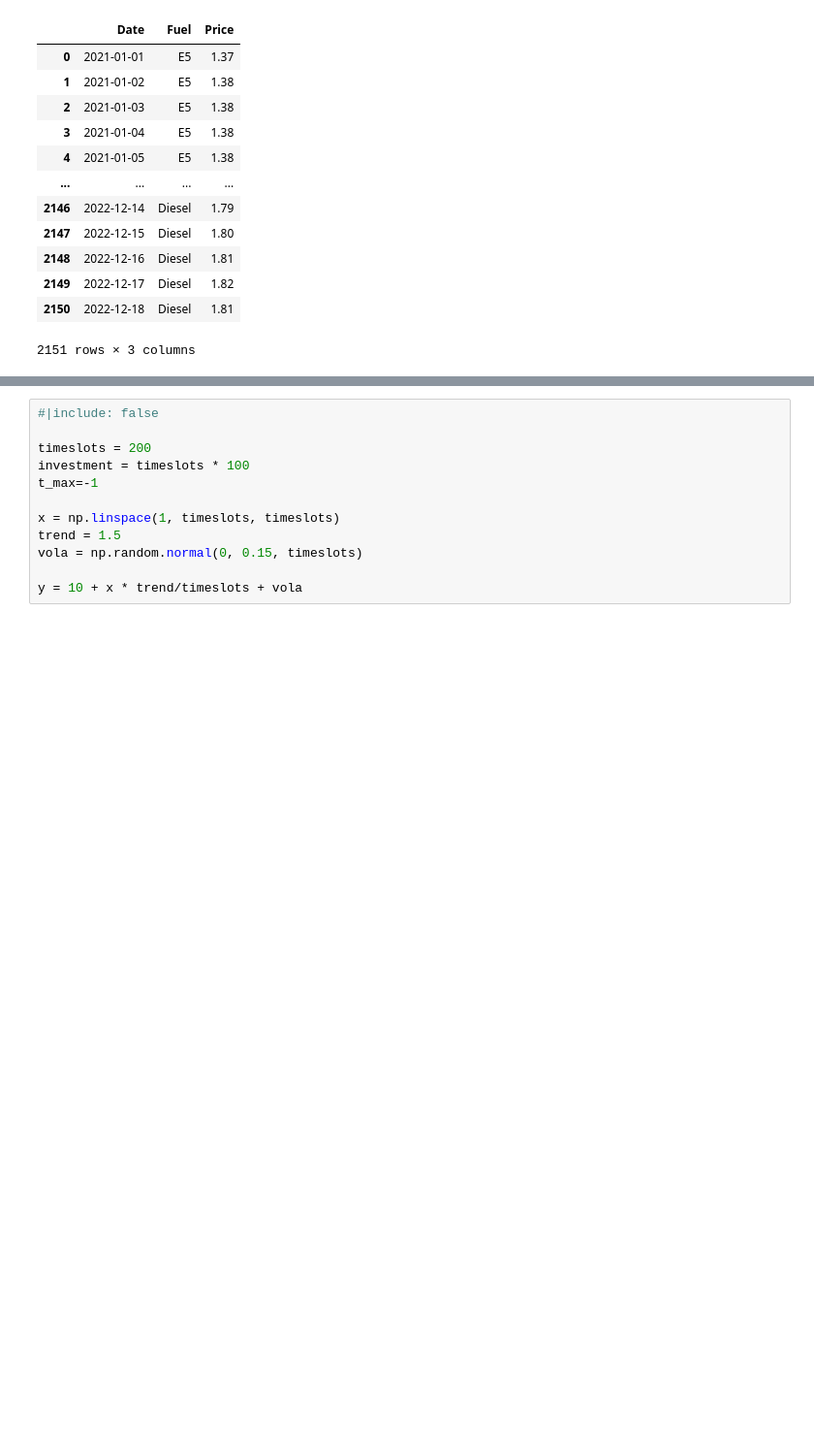
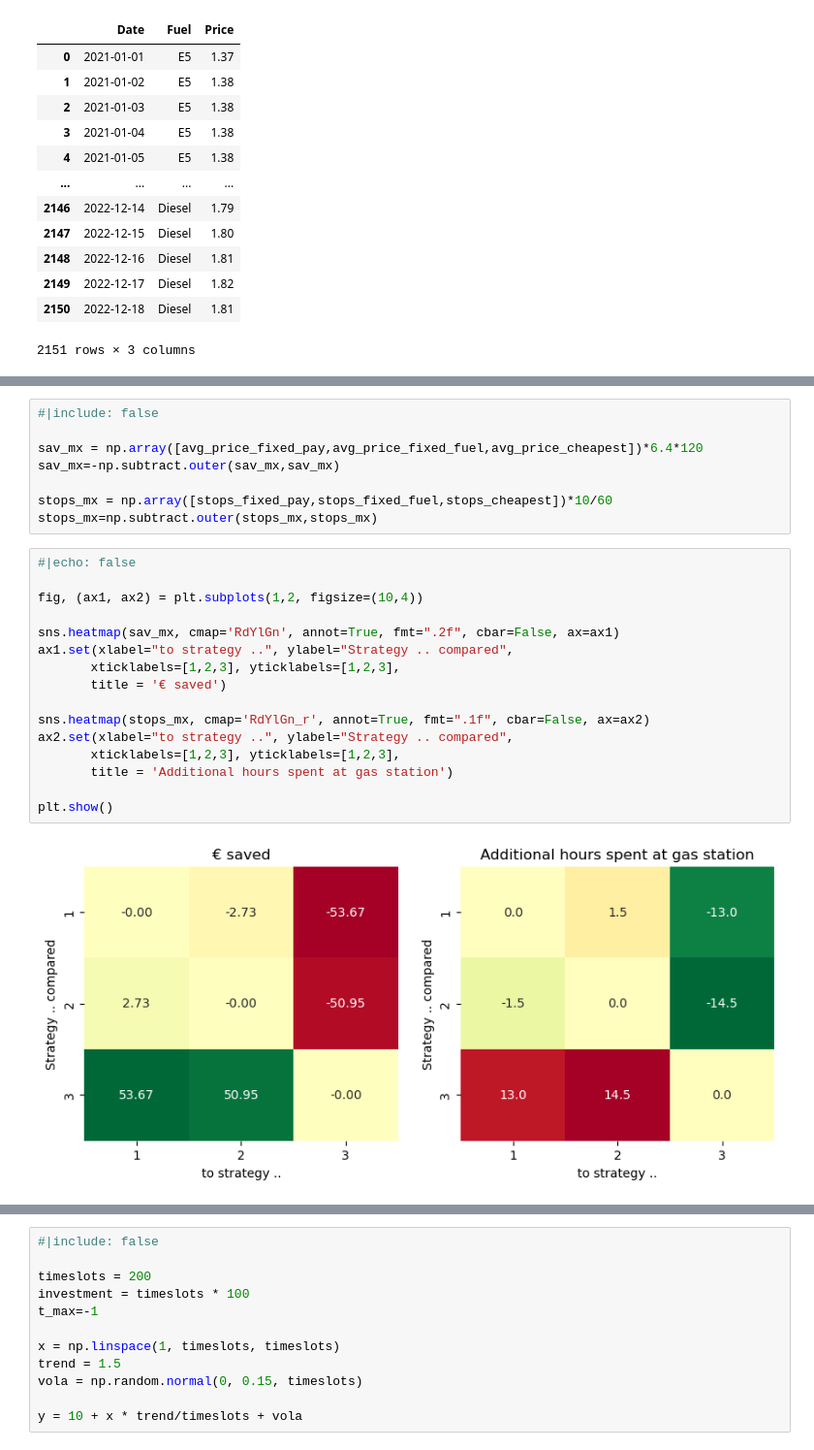
Before and after one commit to joatom/blog, a Jupyter notebook: posts/2022-12-11-fill-her-up/index.ipynb, the cells around one changed output, grey strips where cells are left out. Shown: that part at 97% size. Drawn from its saved outputs; the diff is of its cells as text; blank space fills up the shorter version.

```diff
--- a/posts/2022-12-11-fill-her-up/index.ipynb
+++ b/posts/2022-12-11-fill-her-up/index.ipynb
@@ -242,0 +307,26 @@ SyntaxError: invalid syntax (3851412376.py, line 1)
+# %%
+#|include: false
+
+sav_mx = np.array([avg_price_fixed_pay,avg_price_fixed_fuel,avg_price_cheapest])*6.4*120
+sav_mx=-np.subtract.outer(sav_mx,sav_mx)
+
+stops_mx = np.array([stops_fixed_pay,stops_fixed_fuel,stops_cheapest])*10/60
+stops_mx=np.subtract.outer(stops_mx,stops_mx)
+# %%
+#|echo: false
+
+fig, (ax1, ax2) = plt.subplots(1,2, figsize=(10,4))
+
+sns.heatmap(sav_mx, cmap='RdYlGn', annot=True, fmt=".2f", cbar=False, ax=ax1)
+ax1.set(xlabel="to strategy ..", ylabel="Strategy .. compared",
+       xticklabels=[1,2,3], yticklabels=[1,2,3],
+       title = '€ saved')
+
+sns.heatmap(stops_mx, cmap='RdYlGn_r', annot=True, fmt=".1f", cbar=False, ax=ax2)
+ax2.set(xlabel="to strategy ..", ylabel="Strategy .. compared",
+       xticklabels=[1,2,3], yticklabels=[1,2,3],
+       title = 'Additional hours spent at gas station')
+
+plt.show()
+# %% [output]
+[figure, added]
```
Also changed, not shown: parts of 32 cells of this notebook, 13 other files.
